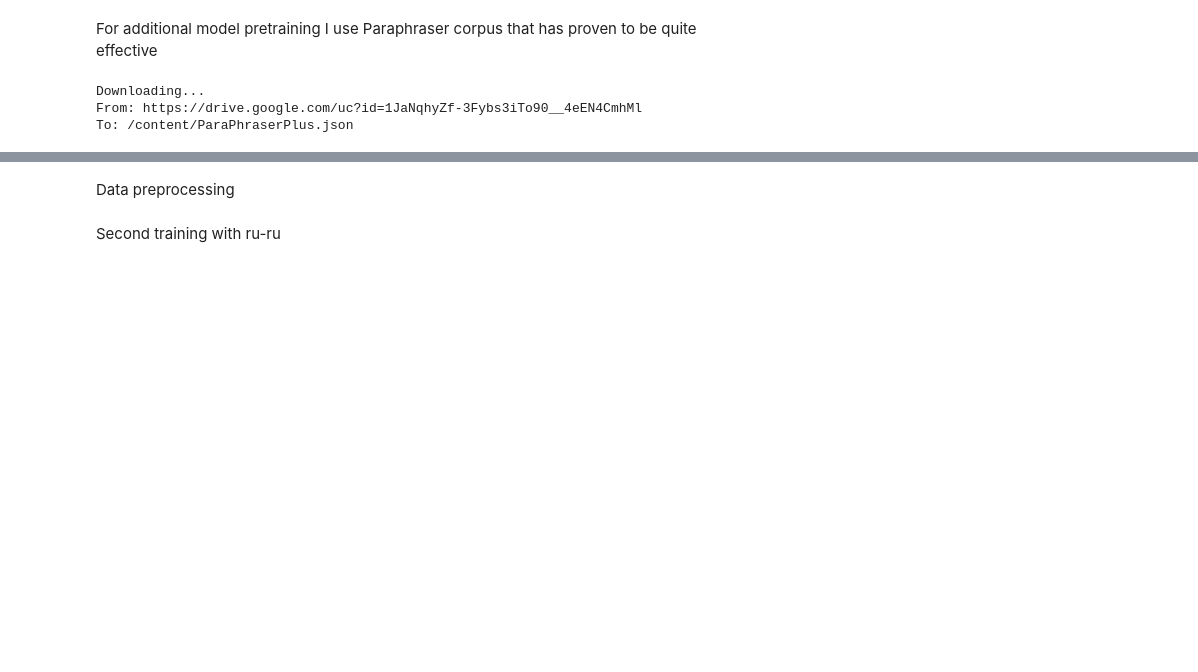
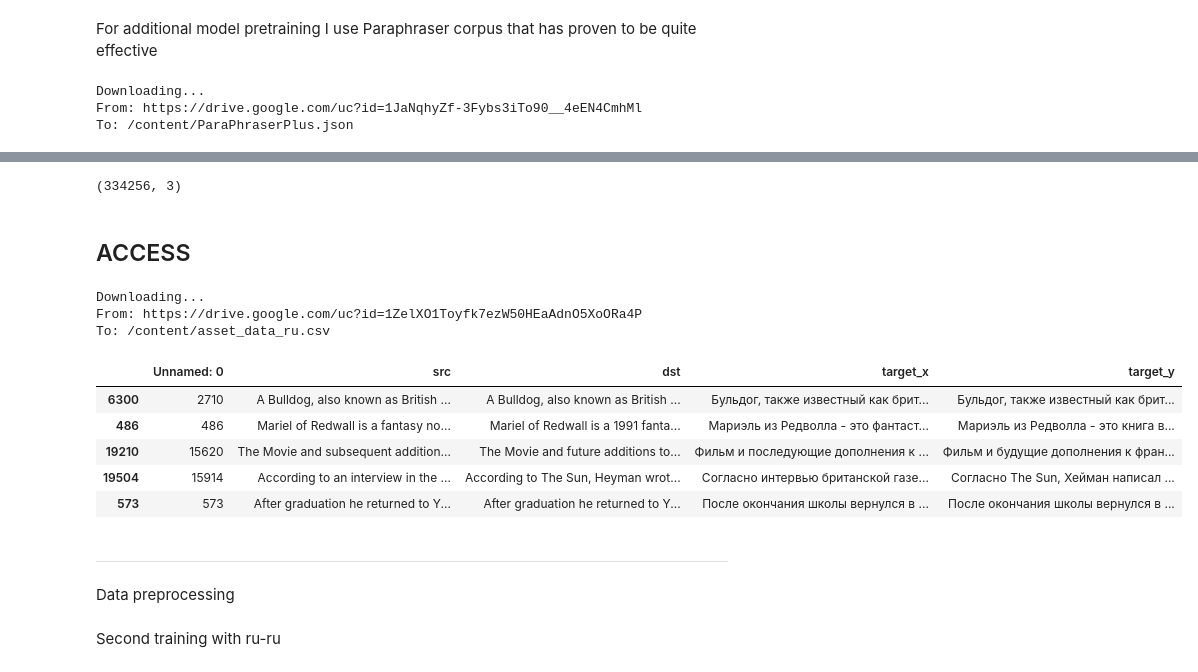
Before and after one commit to alexandraizhevskaya/Machine-methods-for-creating-a-corpus-of-simplified-texts, a Jupyter notebook: Simplification_model.ipynb, the cells around one changed output, grey strips where cells are left out. Cells and saved outputs as stored; diff of their text form; code cells hidden in the pictures; blank space fills up the shorter version.

```diff
--- a/Simplification_model.ipynb
+++ b/Simplification_model.ipynb
@@ -136,3 +196,33 @@ To: /content/ParaPhraserPlus.json
+# %%
+data_train.shape
+# %% [output]
+(334256, 3)
+# %% [markdown]
+## ACCESS
+# %%
+! gdown https://drive.google.com/uc?id=1ZelXO1Toyfk7ezW50HEaAdnO5XoORa4P
+data = pd.read_csv('/content/asset_data_ru.csv')
+data_test = pd.read_csv('/content/drive/MyDrive/MT_sentence_simpl/wiki_test_dev_eng.csv', sep='\t')
+
+from sklearn.utils import shuffle
+data = shuffle(data)
+data_dev = data.sample(n=500, random_state=42)
+data_train = data.drop(data_dev.index)
+# %% [output]
+Downloading...
+From: https://drive.google.com/uc?id=1ZelXO1Toyfk7ezW50HEaAdnO5XoORa4P
+To: /content/asset_data_ru.csv
+# %%
+data_train.head()
+# %% [output]
+|  | Unnamed: 0 | src | dst | target_x | target_y |
+| 6300 | 2710 | A Bulldog, also known as British ... | A Bulldog, also known as British ... | Бульдог, также известный как брит... | Бульдог, также известный как брит... |
+| 486 | 486 | Mariel of Redwall is a fantasy no... | Mariel of Redwall is a 1991 fanta... | Мариэль из Редволла - это фантаст... | Мариэль из Редволла - это книга в... |
+| 19210 | 15620 | The Movie and subsequent addition... | The Movie and future additions to... | Фильм и последующие дополнения к ... | Фильм и будущие дополнения к фран... |
+| 19504 | 15914 | According to an interview in the ... | According to The Sun, Heyman wrot... | Согласно интервью британской газе... | Согласно The Sun, Хейман написал ... |
+| 573 | 573 | After graduation he returned to Y... | After graduation he returned to Y... | После окончания школы вернулся в ... | После окончания школы вернулся в ... |
+# %% [markdown]
+--------------------------------------------
 # %% [markdown]
 Data preprocessing
 # %%
```
Also changed, not shown: parts of 30 cells of this notebook.
